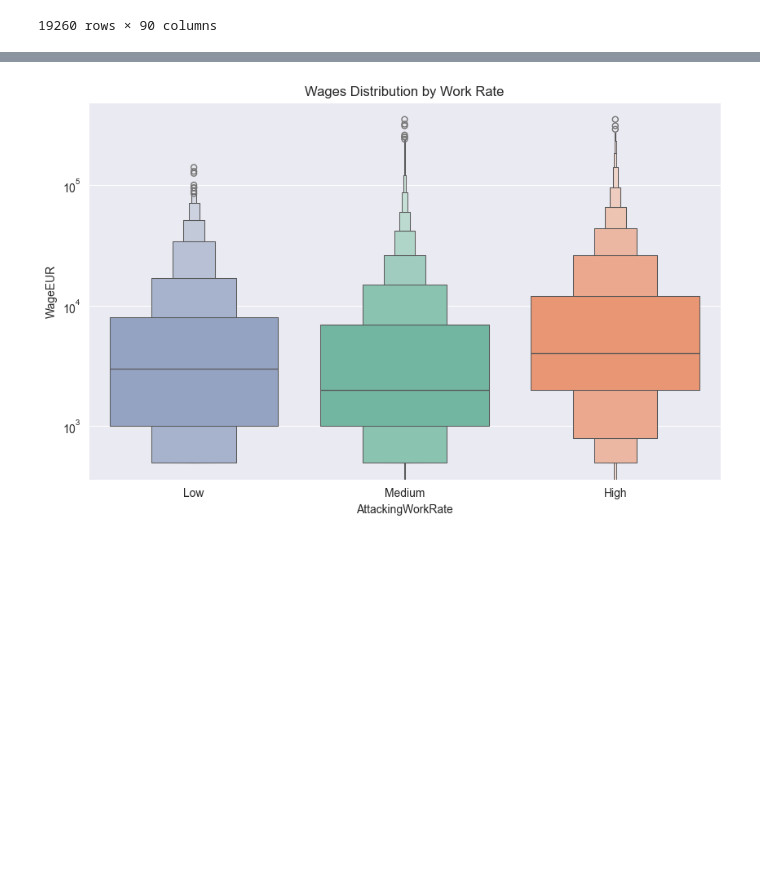
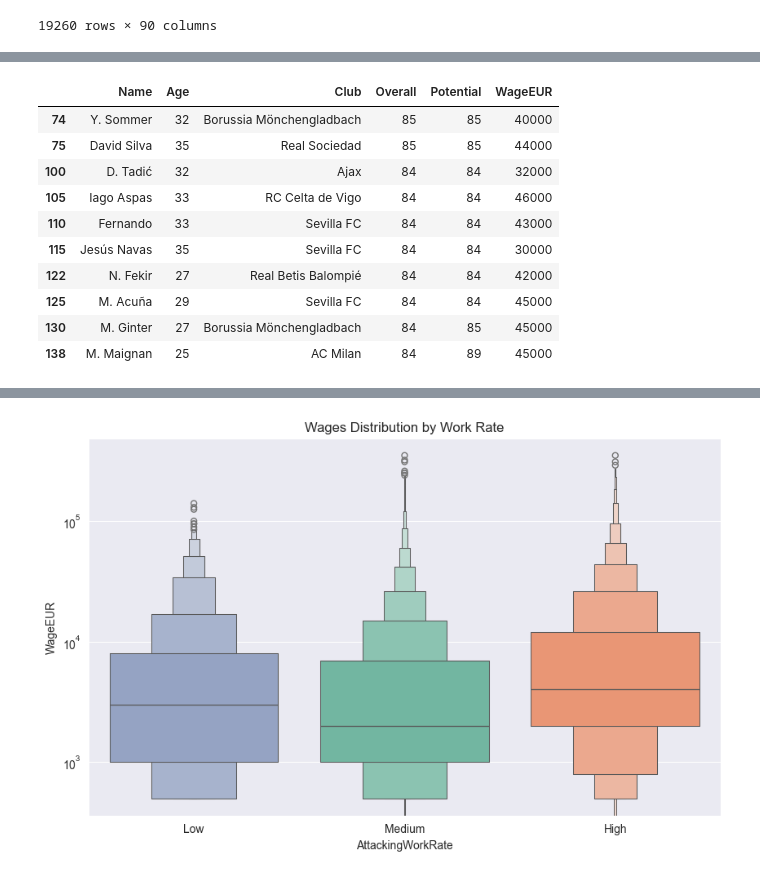
Before and after one commit to NujanZh/fifa22-project, a Jupyter notebook: exploratory_data_analysis.ipynb, the cells around one changed output, grey strips where cells are left out. Cells and saved outputs as stored; diff of their text form; code cells hidden in the pictures; blank space fills up the shorter version.

```diff
--- a/exploratory_data_analysis.ipynb
+++ b/exploratory_data_analysis.ipynb
@@ -178,0 +220,7 @@ plt.show()
+# %%
+low_wage_players = df_players[df_players['WageEUR'] <= 50000]
+
+print(f"The percentage of the total database: {len(low_wage_players) / len(df_players) * 100:.1f}%")
+
+columns_to_show = ['Name', 'Age', 'Club', 'Overall', 'Potential', 'WageEUR']
+low_wage_players[columns_to_show].describe()
@@ -178,0 +251,16 @@ plt.show()
+# %%
+top_low_wage = low_wage_players.sort_values(by='Overall', ascending=False).head(10)
+
+top_low_wage[columns_to_show]
+# %% [output]
+|  | Name | Age | Club | Overall | Potential | WageEUR |
+| 74 | Y. Sommer | 32 | Borussia Mönchengladbach | 85 | 85 | 40000 |
+| 75 | David Silva | 35 | Real Sociedad | 85 | 85 | 44000 |
+| 100 | D. Tadić | 32 | Ajax | 84 | 84 | 32000 |
+| 105 | Iago Aspas | 33 | RC Celta de Vigo | 84 | 84 | 46000 |
+| 110 | Fernando | 33 | Sevilla FC | 84 | 84 | 43000 |
+| 115 | Jesús Navas | 35 | Sevilla FC | 84 | 84 | 30000 |
+| 122 | N. Fekir | 27 | Real Betis Balompié | 84 | 84 | 42000 |
+| 125 | M. Acuña | 29 | Sevilla FC | 84 | 84 | 45000 |
+| 130 | M. Ginter | 27 | Borussia Mönchengladbach | 84 | 85 | 45000 |
+| 138 | M. Maignan | 25 | AC Milan | 84 | 89 | 45000 |
```
Also changed, not shown: parts of 31 cells of this notebook.
